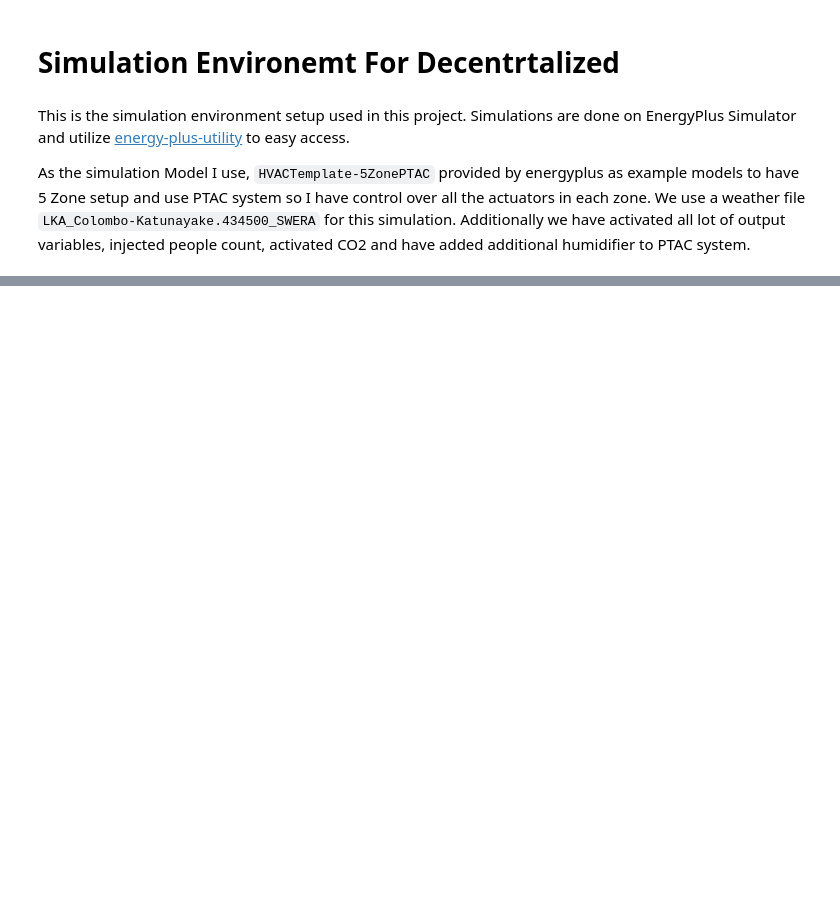
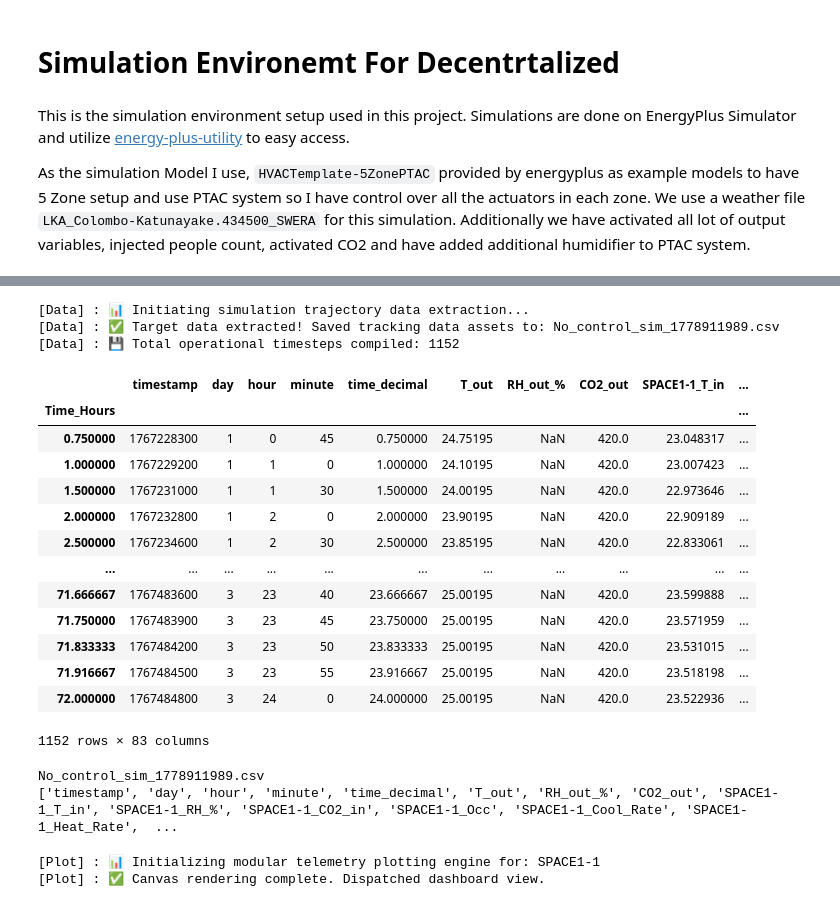
Before and after one commit to janithcyapa/DHCA-Framework, a Jupyter notebook: Simulation/0.Project_Setup.ipynb, the cells around one changed output, grey strips where cells are left out. Drawn from its saved outputs; the diff is of its cells as text; code cells hidden in the pictures; blank space fills up the shorter version.

Commit message:
New Project Setup

```diff
--- a/Simulation/0.Project_Setup.ipynb
+++ b/Simulation/0.Project_Setup.ipynb
@@ -49,0 +813,6 @@ def SetupSimulationEnv():
+# %%
+sim = SetSimulationModel(verbose=0)
+ModifySimulationModel(sim)
+SetupStateLogger(sim)
+SetupOccupancyInjector(sim)
+SetupActuatorController(sim)
@@ -49,0 +837,2 @@ def SetupSimulationEnv():
+# %%
+RunSimulation(sim, num_days=3, rate=12)
@@ -49,0 +855,31 @@ def SetupSimulationEnv():
+# %%
+df_log,csv  = ExtractSimulationData(sim, "No_control_sim.csv")
+print(csv)
+print(df_log.columns.tolist())
+# %% [output]
+[Data] : 📊 Initiating simulation trajectory data extraction...
+[Data] : ✅ Target data extracted! Saved tracking data assets to: No_control_sim_1778911989.csv
+[Data] : 💾 Total operational timesteps compiled: 1152
+|  | timestamp | day | hour | minute | time_decimal | T_out | RH_out_% | CO2_out | SPACE1-1_T_in | ... |
+| Time_Hours |  |  |  |  |  |  |  |  |  | ... |
+| 0.750000 | 1767228300 | 1 | 0 | 45 | 0.750000 | 24.75195 | NaN | 420.0 | 23.048317 | ... |
+| 1.000000 | 1767229200 | 1 | 1 | 0 | 1.000000 | 24.10195 | NaN | 420.0 | 23.007423 | ... |
+| 1.500000 | 1767231000 | 1 | 1 | 30 | 1.500000 | 24.00195 | NaN | 420.0 | 22.973646 | ... |
+| 2.000000 | 1767232800 | 1 | 2 | 0 | 2.000000 | 23.90195 | NaN | 420.0 | 22.909189 | ... |
+| 2.500000 | 1767234600 | 1 | 2 | 30 | 2.500000 | 23.85195 | NaN | 420.0 | 22.833061 | ... |
+| ... | ... | ... | ... | ... | ... | ... | ... | ... | ... | ... |
+| 71.666667 | 1767483600 | 3 | 23 | 40 | 23.666667 | 25.00195 | NaN | 420.0 | 23.599888 | ... |
+| 71.750000 | 1767483900 | 3 | 23 | 45 | 23.750000 | 25.00195 | NaN | 420.0 | 23.571959 | ... |
+| 71.833333 | 1767484200 | 3 | 23 | 50 | 23.833333 | 25.00195 | NaN | 420.0 | 23.531015 | ... |
+| 71.916667 | 1767484500 | 3 | 23 | 55 | 23.916667 | 25.00195 | NaN | 420.0 | 23.518198 | ... |
+| 72.000000 | 1767484800 | 3 | 24 | 0 | 24.000000 | 25.00195 | NaN | 420.0 | 23.522936 | ... |
+1152 rows × 83 columns
+No_control_sim_1778911989.csv
+['timestamp', 'day', 'hour', 'minute', 'time_decimal', 'T_out', 'RH_out_%', 'CO2_out', 'SPACE1-1_T_in', 'SPACE1-1_RH_%', 'SPACE1-1_CO2_in', 'SPACE1-1_Occ', 'SPACE1-1_Cool_Rate', 'SPACE1-1_Heat_Rate',  ...
+# %%
+import plotly.io as pio
+pio.renderers.default = "vscode"
+fig = GenerateSimulationPlots(df_log, target_zone="SPACE1-1")
+# %% [output]
+[Plot] : 📊 Initializing modular telemetry plotting engine for: SPACE1-1
+[Plot] : ✅ Canvas rendering complete. Dispatched dashboard view.
```
Also changed, not shown: parts of 17 cells of this notebook.
